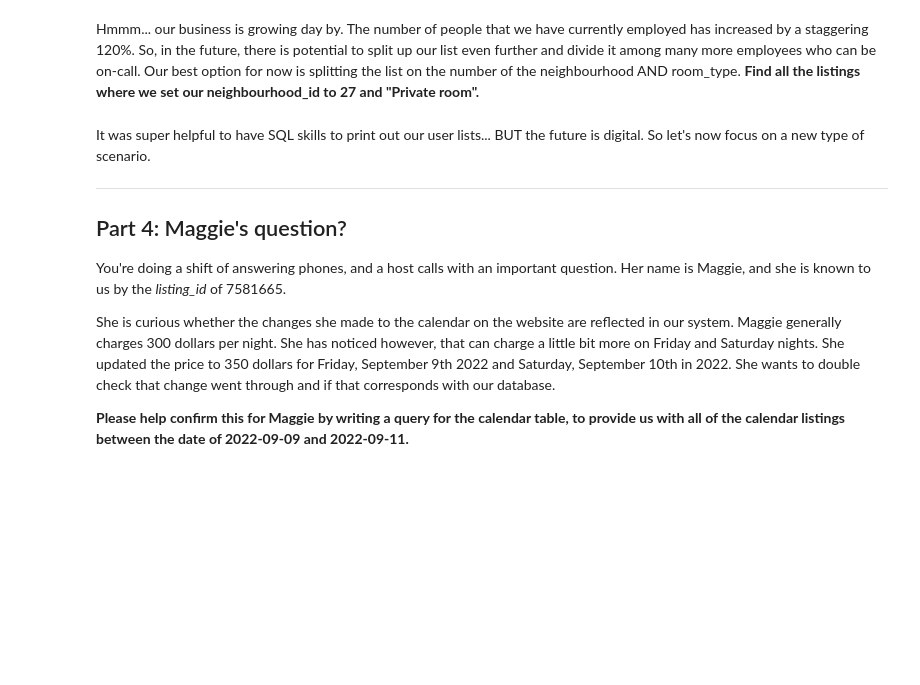
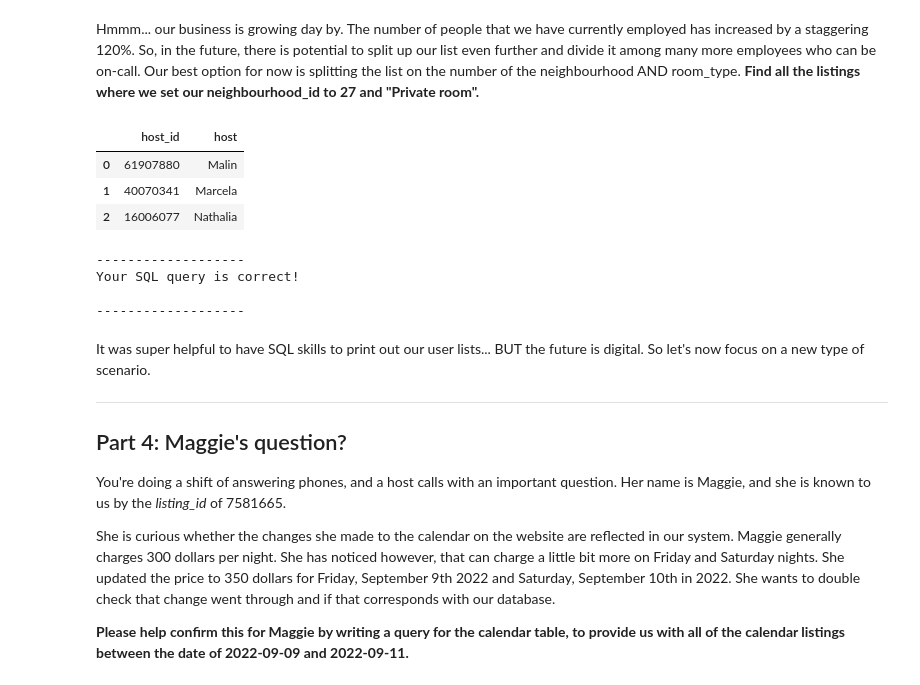
Before and after one commit to DuretiShemsi/SQLQueryProject, a Jupyter notebook: Dureti_Shemsi_Week_1_Project_SQLCC.ipynb, the cells around one changed output. Saved outputs shown, nothing was run; the diff lists cells and outputs as text; code cells hidden in the pictures; blank space fills up the shorter version.

```diff
--- a/Dureti_Shemsi_Week_1_Project_SQLCC.ipynb
+++ b/Dureti_Shemsi_Week_1_Project_SQLCC.ipynb
@@ -344,17 +363,26 @@ Hmmm... our business is growing day by. The number of people that we have curren
 # %%
 ### Question: q1_2_4
 # Instructions:
 # 1/ Fetch host_id, host from the listings table
 # 2/ Make sure you filtered the data to just neighbourhood_id=27 and room_type='Private room'
 # 3/ Make sure the output is sorted by host_id in descending order
 
 # TO BE COMPLETED
 query = """
-SELECT ???
+SELECT host_id, host FROM listings WHERE neighbourhood_id = 27 AND room_type = 'Private room' ORDER BY host_id DESC
 """
 
 run(query)
 check(q1_2_4 = query)
+# %% [output]
+|  | host_id | host |
+| 0 | 61907880 | Malin |
+| 1 | 40070341 | Marcela |
+| 2 | 16006077 | Nathalia |
+-------------------
+Your SQL query is correct!
+
+-------------------
 # %% [markdown]
 It was super helpful to have SQL skills to print out our user lists... BUT the future is digital. So let's now focus on a new type of scenario.
 
```
Also changed, not shown: parts of 1 cell of this notebook.
